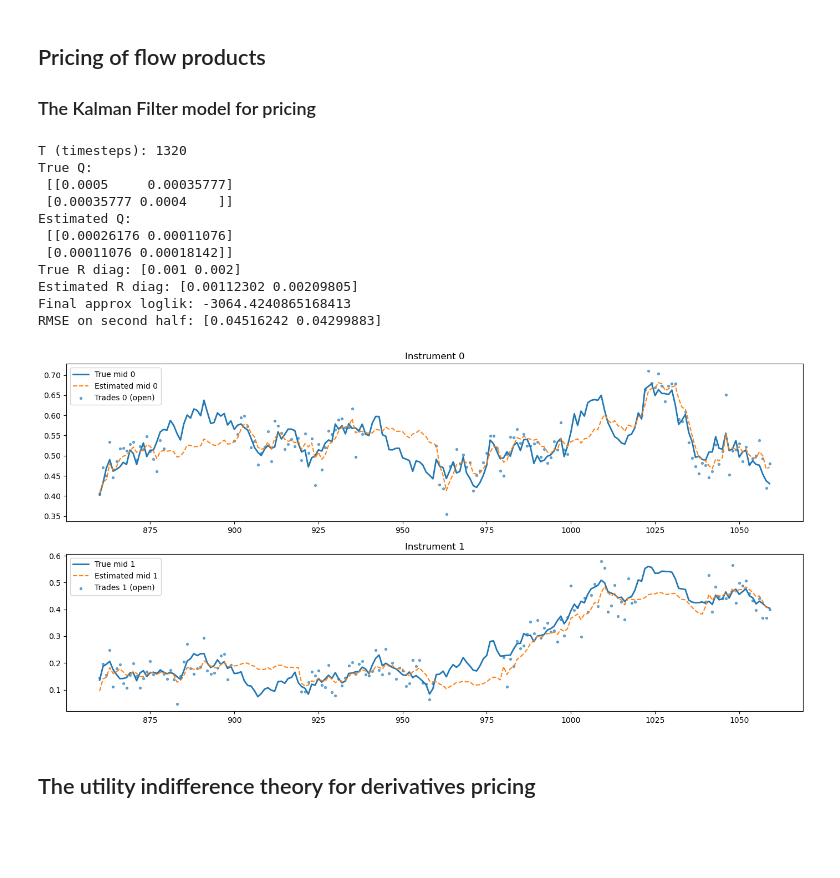
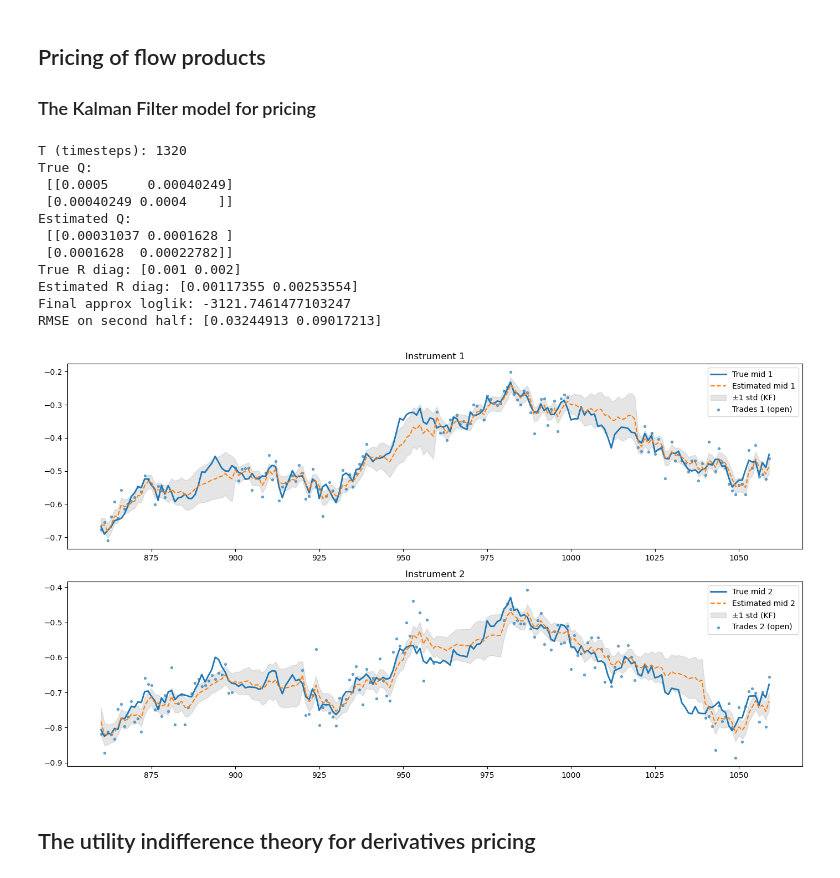
Before and after one commit to xaviweise/aaat, a Jupyter notebook: _build/html/_sources/notebooks/fair_price_estimation.ipynb, the cells around one changed output. Saved outputs shown, nothing was run; the diff lists cells and outputs as text; code cells hidden in the pictures; blank space fills up the shorter version.

```diff
--- a/_build/html/_sources/notebooks/fair_price_estimation.ipynb
+++ b/_build/html/_sources/notebooks/fair_price_estimation.ipynb
@@ -8,7 +8,7 @@
 # Use 22 days × 60 steps/day = 1320 timesteps (faster but pattern preserved).
 import numpy as np
 import matplotlib.pyplot as plt
-np.random.seed(123)
+np.random.seed(100)
 
 def make_obs_pattern(days=22, steps_per_day=60):
     pattern = []
@@ -122,7 +122,7 @@ def em_timevaryingR(y, obs_pattern, A, large_R=1e8, max_iter=25, tol=1e-6):
 days = 22; steps_per_day = 60
 obs_pattern = make_obs_pattern(days, steps_per_day); T = len(obs_pattern)
 # Parameters
-rho = 0.8   # correlation
+rho = 0.9   # correlation
 sigma1 = np.sqrt(5e-4)   # std of instrument 1
 sigma2 = np.sqrt(4e-4)   # std of instrument 2
 # Construct covariance matrix
@@ -135,56 +135,85 @@ mids_true, trades = simulate_continuous_trades(Q_true, R_true, obs_pattern)
 T_half = T//2; y_train = trades[:T_half]; y_test = trades[T_half:]
 obs_train = obs_pattern[:T_half]; obs_test = obs_pattern[T_half:]
 mids_test = mids_true[T_half:]; A = np.eye(2)
 
 Q_est, R_est, history, ll_final = em_timevaryingR(y_train, obs_train, A, large_R=1e8, max_iter=25, tol=1e-5)
 def build_R_time_from_diag(R_diag, obs_pattern, large_R=1e8):
     T = len(obs_pattern); n = len(R_diag); R_time = np.zeros((T,n,n))
     for t in range(T):
         diag = np.array([R_diag[i] if obs_pattern[t,i] else large_R for i in range(n)])
         R_time[t] = np.diag(diag)
     return R_time
 R_time_test = build_R_time_from_diag(np.diag(R_est), obs_test, large_R=1e8)
 mids_est, _ = kalman_filter_timevarying(y_test, R_time_test, A, Q_est)
 rmse = np.sqrt(np.mean((mids_est - mids_test)**2, axis=0))
 
 print("T (timesteps):", T)
 print("True Q:\n", Q_true)
 print("Estimated Q:\n", Q_est)
 print("True R diag:", np.diag(R_true))
 print("Estimated R diag:", np.diag(R_est))
 print("Final approx loglik:", ll_final)
 print("RMSE on second half:", rmse)
 
 # Plot window without showing trades when market closed
-plt.figure(figsize=(14,7))
-w0 = 200; w1 = min(w0+200, y_test.shape[0])
+plt.figure(figsize=(14, 8))
+w0 = 200
+w1 = min(w0 + 200, y_test.shape[0])
 t = np.arange(T_half + w0, T_half + w1)
-plt.subplot(2,1,1)
-plt.plot(t, mids_test[w0:w1,0], label='True mid 0', lw=2)
-plt.plot(t, mids_est[w0:w1,0], label='Estimated mid 0', lw=1.5, ls='--')
-mask_plot = obs_test[w0:w1,0]
-plt.scatter(t[mask_plot], y_test[w0:w1,0][mask_plot], s=8, label='Trades 0 (open)', alpha=0.6)
-plt.title('Instrument 0'); plt.legend()
-plt.subplot(2,1,2)
-plt.plot(t, mids_test[w0:w1,1], label='True mid 1', lw=2)
-plt.plot(t, mids_est[w0:w1,1], label='Estimated mid 1', lw=1.5, ls='--')
-mask_plot1 = obs_test[w0:w1,1]
-plt.scatter(t[mask_plot1], y_test[w0:w1,1][mask_plot1], s=8, label='Trades 1 (open)', alpha=0.6)
-plt.title('Instrument 1'); plt.legend()
-plt.tight_layout(); plt.show()
+
+# Rerun filter on test to get covariance sequence for error bars
+mids_est, Ps_est = kalman_filter_timevarying(y_test, R_time_test, A, Q_est)
+
+# Extract ±1 std from diagonal of P (filter uncertainty)
+stds = np.sqrt(np.array([np.diag(P) for P in Ps_est]))
+
+# --- Instrument 1 ---
+plt.subplot(2, 1, 1)
+plt.plot(t, mids_test[w0:w1, 0], label='True mid 1', lw=2)
+plt.plot(t, mids_est[w0:w1, 0], label='Estimated mid 1', lw=1.5, ls='--')
+plt.fill_between(
+    t,
+    mids_est[w0:w1, 0] - stds[w0:w1, 0],
+    mids_est[w0:w1, 0] + stds[w0:w1, 0],
+    color='gray', alpha=0.2, label='±1 std (KF)'
+)
+mask_plot = obs_test[w0:w1, 0]
+plt.scatter(t[mask_plot], y_test[w0:w1, 0][mask_plot],
+            s=8, label='Trades 1 (open)', alpha=0.6)
+plt.title('Instrument 1')
+plt.legend()
+
+# --- Instrument 2 ---
+plt.subplot(2, 1, 2)
+plt.plot(t, mids_test[w0:w1, 1], label='True mid 2', lw=2)
+plt.plot(t, mids_est[w0:w1, 1], label='Estimated mid 2', lw=1.5, ls='--')
+plt.fill_between(
+    t,
+    mids_est[w0:w1, 1] - stds[w0:w1, 1],
+    mids_est[w0:w1, 1] + stds[w0:w1, 1],
+    color='gray', alpha=0.2, label='±1 std (KF)'
+)
+mask_plot1 = obs_test[w0:w1, 1]
+plt.scatter(t[mask_plot1], y_test[w0:w1, 1][mask_plot1],
+            s=8, label='Trades 2 (open)', alpha=0.6)
+plt.title('Instrument 2')
+plt.legend()
+
+plt.tight_layout()
+plt.show()
 # %% [output]
 T (timesteps): 1320
 True Q:
- [[0.0005     0.00035777]
- [0.00035777 0.0004    ]]
+ [[0.0005     0.00040249]
+ [0.00040249 0.0004    ]]
 Estimated Q:
- [[0.00026176 0.00011076]
- [0.00011076 0.00018142]]
+ [[0.00031037 0.0001628 ]
+ [0.0001628  0.00022782]]
 True R diag: [0.001 0.002]
-Estimated R diag: [0.00112302 0.00209805]
-Final approx loglik: -3064.4240865168413
-RMSE on second half: [0.04516242 0.04299883]
+Estimated R diag: [0.00117355 0.00253554]
+Final approx loglik: -3121.7461477103247
+RMSE on second half: [0.03244913 0.09017213]
-[figure, old version]
+[figure, new version]
 # %% [markdown]
 ## The utility indifference theory for derivatives pricing
 # %% [markdown]
```
Also changed, not shown: 27 other files.
